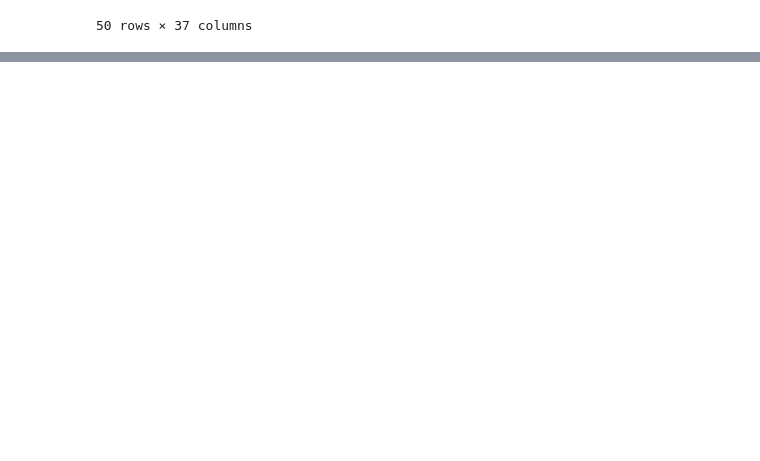
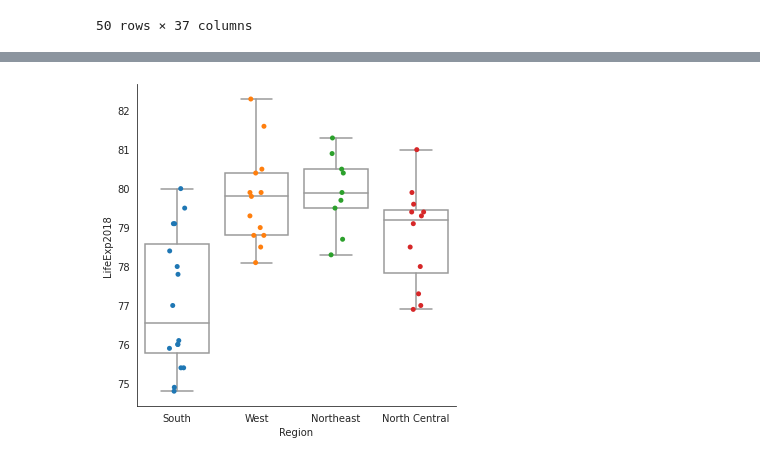
Before and after one commit to pallabee/Demographic-Data-Analysis, a Jupyter notebook: visualize_distributions.ipynb, the cells around one changed output, grey strips where cells are left out. Saved outputs shown, nothing was run; the diff lists cells and outputs as text; code cells hidden in the pictures; blank space fills up the shorter version.

Commit message:
added visualization

```diff
--- a/visualize_distributions.ipynb
+++ b/visualize_distributions.ipynb
@@ -11,8 +6,8 @@ def read_file(file):
 # %%
 # Reading cleaned files
-life_exp_df = read_file('../data/Milestone_1_cleaned_files/life_expectancy_clean.csv')
-region_df =  read_file('../data/Milestone_1_cleaned_files/region_clean.csv')
-income_df =  read_file('../data/Milestone_1_cleaned_files/income_clean.csv')
-edu_df =  read_file('../data/Milestone_1_cleaned_files/edu_clean.csv')
-crime_df =  read_file('../data/Milestone_1_cleaned_files/crime_clean.csv')
-area_df =  read_file('../data/Milestone_1_cleaned_files/area_clean.csv')
+life_exp_df = pd.read_csv('../data/Milestone_1_cleaned_files/life_expectancy_clean.csv')
+region_df =  pd.read_csv('../data/Milestone_1_cleaned_files/region_clean.csv')
+income_df =  pd.read_csv('../data/Milestone_1_cleaned_files/income_clean.csv')
+edu_df =  pd.read_csv('../data/Milestone_1_cleaned_files/edu_clean.csv')
+crime_df =  pd.read_csv('../data/Milestone_1_cleaned_files/crime_clean.csv')
+area_df =  pd.read_csv('../data/Milestone_1_cleaned_files/area_clean.csv')
@@ -39,3 +14,4 @@ from functools import reduce
 # %%
 # Merge all files on State column
-merged_data = reduce(lambda x,y: pd.merge(x,y, on='State', how='inner'), [life_exp_df, region_df, income_df,edu_df,crime_df,area_df])
+merged_data = reduce(lambda x,y: pd.merge(x,y, on='State', how='inner'),
+                     [life_exp_df, region_df, income_df,edu_df,crime_df,area_df])
@@ -118,10 +65,12 @@ plt.clf()
 # %%
-# Plot of the life empirical cumulative distribution function (ECDF) of life expectancy(2018)
+# Plot of the life empirical cumulative distribution function (ECDF) of life expectancy. The ECDF curve shows
+# what percent of states have a life expectancy greater than 80 years
+
+sns.set_style('whitegrid')
 sns.displot(merged_data['LifeExp2018'],kind = 'ecdf', linestyle = ':')
 plt.axvline(x = 80, color = 'green', linestyle = '--')
 plt.xlabel('Life Expectancy(2018)')
 plt.title('Empirical Cumulative Distribution \n of Life Expectancy(2018)')
 plt.show()
-plt.clf()
 # %% [output]
 [figure]
@@ -128,0 +79,4 @@ plt.clf()
+# %%
+# Life expectancy summary statistics, grouping the observations by region
+life_exp_data = merged_data[['LifeExp2018','Region']]
+life_exp_data.groupby('Region').describe()
@@ -128,0 +91,8 @@ plt.clf()
+# %%
+# Box plot,strip plot to show distribution by region
+sns.set_style('white')
+sns.catplot(x = 'Region',y = 'LifeExp2018', data = life_exp_data, kind = "box" ,color = 'w')
+sns.stripplot(data=life_exp_data, x="Region", y="LifeExp2018")
+plt.show()
+# %% [output]
+[figure, added]
```
Also changed, not shown: parts of 17 cells of this notebook.
